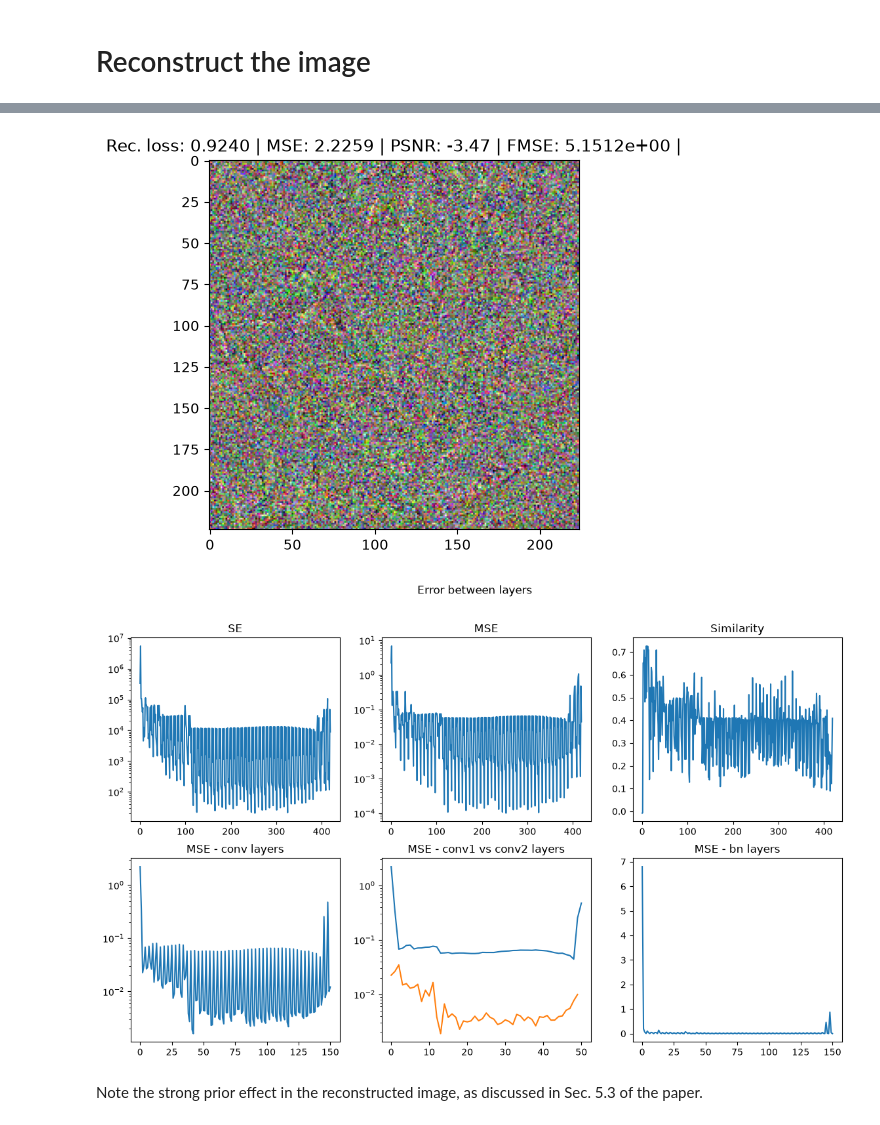
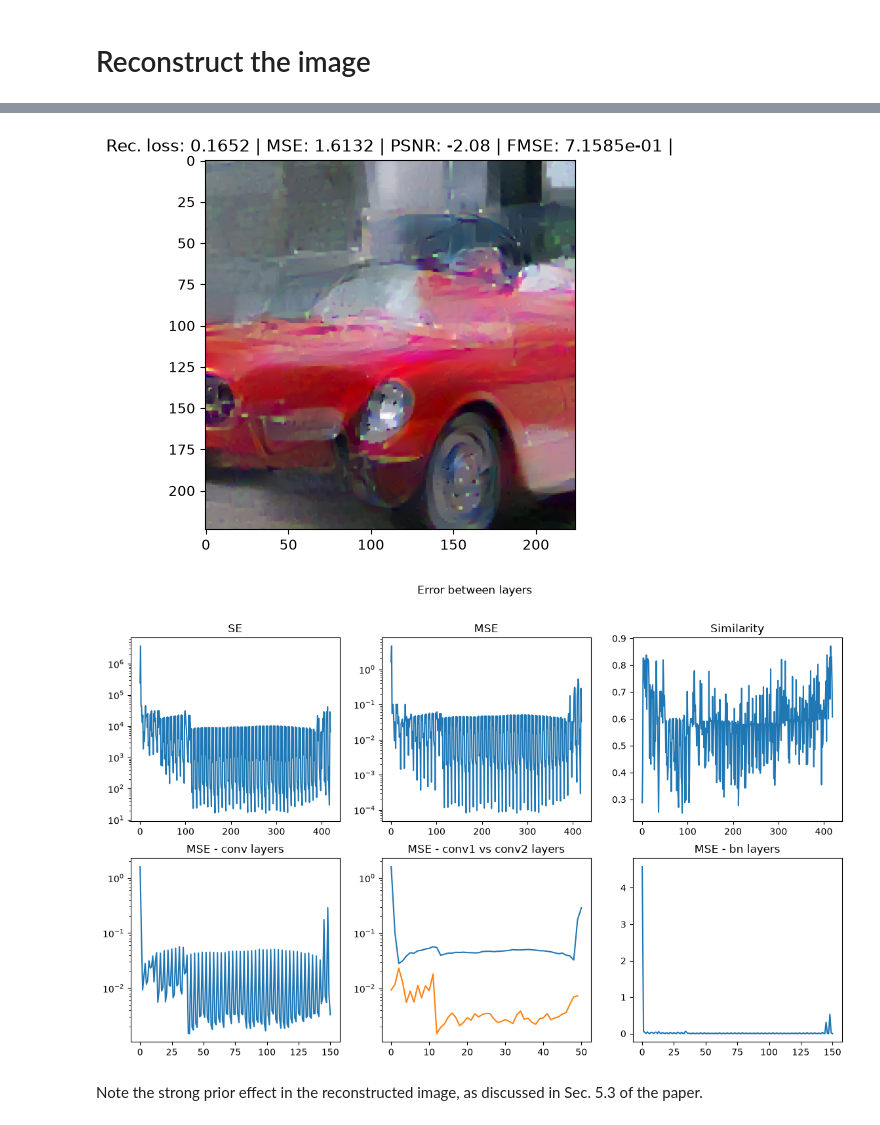
Before and after one commit to leokarsikas/invertinggradients, a Jupyter notebook: ResNet152 - trained on ImageNet.ipynb, the cells around one changed output, grey strips where cells are left out. Saved outputs shown, nothing was run; the diff lists cells and outputs as text; code cells hidden in the pictures.

```diff
--- a/ResNet152 - trained on ImageNet.ipynb
+++ b/ResNet152 - trained on ImageNet.ipynb
@@ -79,7 +83,7 @@ config = dict(signed=True,
               lr=0.1,
               optim='adam',
               restarts=1,
-              max_iterations=20,
+              max_iterations=20000,
               total_variation=1e-1,
               init='randn',
               filter='none',
@@ -128,5 +144,5 @@ Total time: 61.817188024520874.
-[figure, old version]
+[figure, new version]
-[figure, old version]
+[figure, new version]
 # %% [markdown]
 Note the strong prior effect in the reconstructed image, as discussed in Sec. 5.3 of the paper.
 # %%
```
Also changed, not shown: parts of 3 cells of this notebook.
